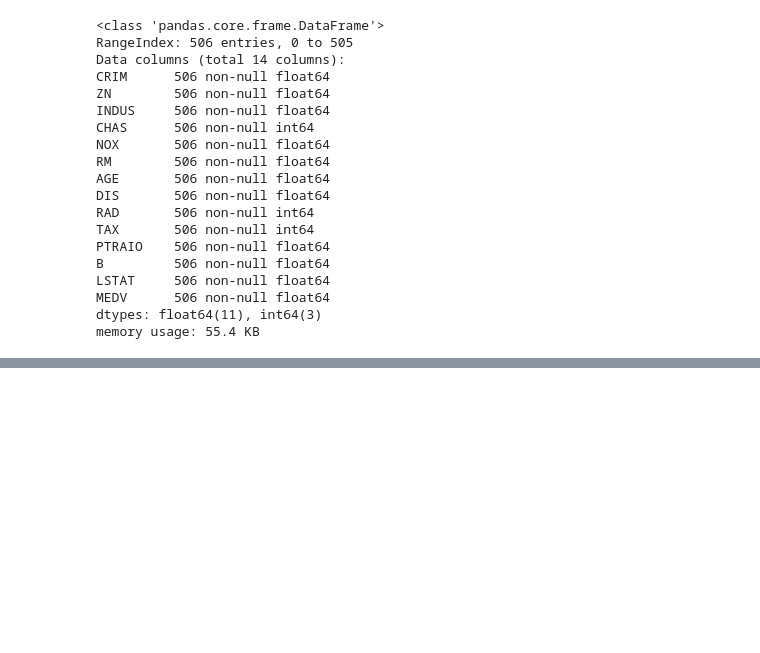
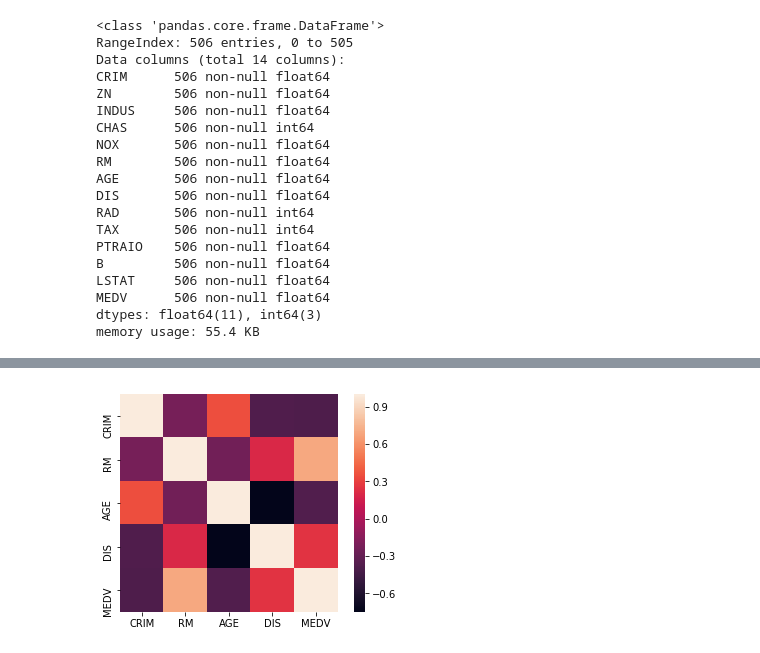
Before and after one commit to mesmalif/Predictive-Modelling-and-Data-Mining, a Jupyter notebook: W3_Regression.ipynb, the cells around one changed output, grey strips where cells are left out. Drawn from its saved outputs; the diff is of its cells as text; code cells hidden in the pictures; blank space fills up the shorter version.

```diff
--- a/W3_Regression.ipynb
+++ b/W3_Regression.ipynb
@@ -73,0 +74,5 @@ plt.show()
+# %%
+sns.heatmap(HPs.corr(), vmax=1, square=True)
+plt.show()
+# %% [output]
+[figure, added]
```
Also changed, not shown: parts of 12 cells of this notebook.
